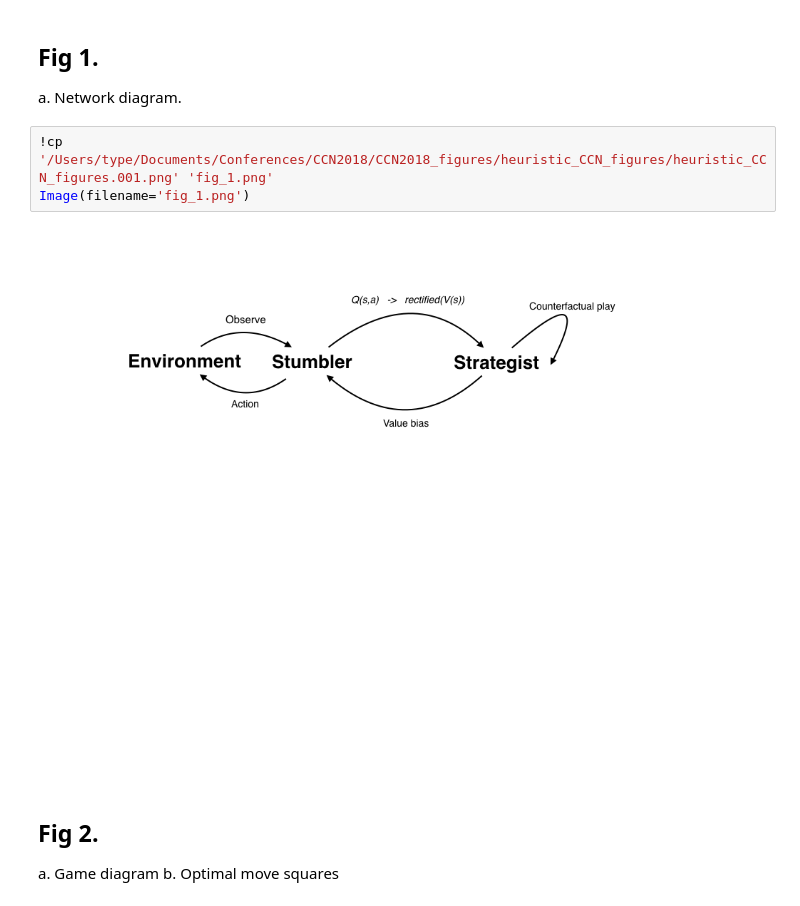
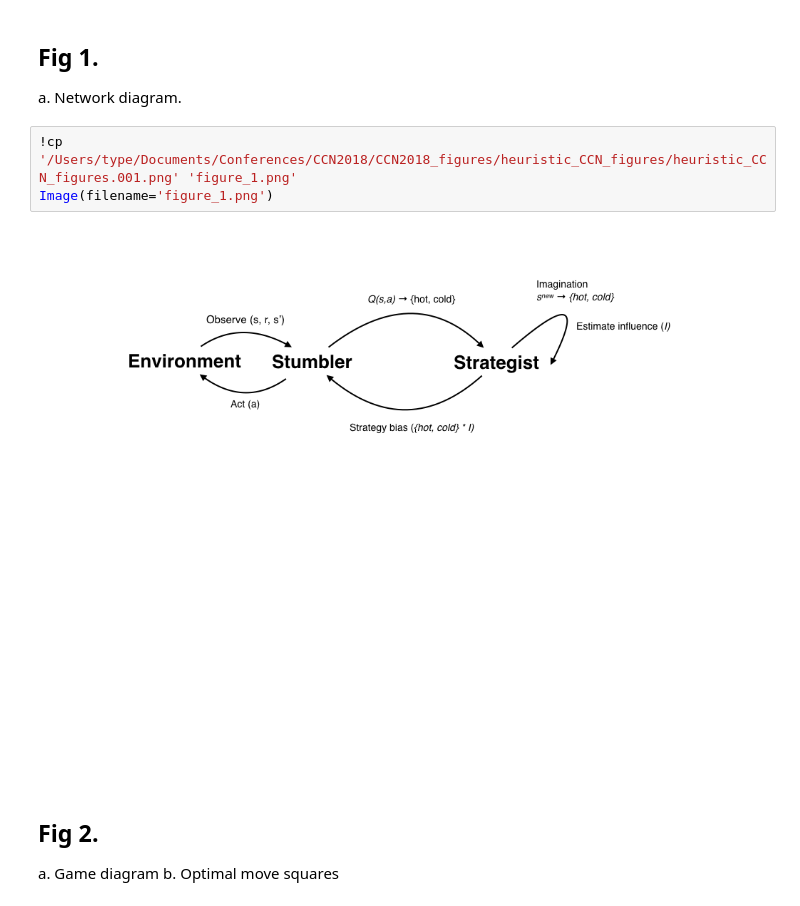
Before and after one commit to CoAxLab/azad, a Jupyter notebook: notebooks/figures.ipynb, the cells around one changed output. Drawn from its saved outputs; the diff is of its cells as text.

```diff
--- a/notebooks/figures.ipynb
+++ b/notebooks/figures.ipynb
@@ -210,10 +295,10 @@ for game in exp_24_games:
 ## Fig 1.
 a. Network diagram.
 # %%
-!cp '/Users/type/Documents/Conferences/CCN2018/CCN2018_figures/heuristic_CCN_figures/heuristic_CCN_figures.001.png' 'fig_1.png'
-Image(filename='fig_1.png')
+!cp '/Users/type/Documents/Conferences/CCN2018/CCN2018_figures/heuristic_CCN_figures/heuristic_CCN_figures.001.png' 'figure_1.png'
+Image(filename='figure_1.png')
 # %% [output]
-[figure, old version]
+[figure, new version]
 # %% [markdown]
 ## Fig 2.
 a. Game diagram b. Optimal move squares
```
Also changed, not shown: parts of 10 cells of this notebook.
